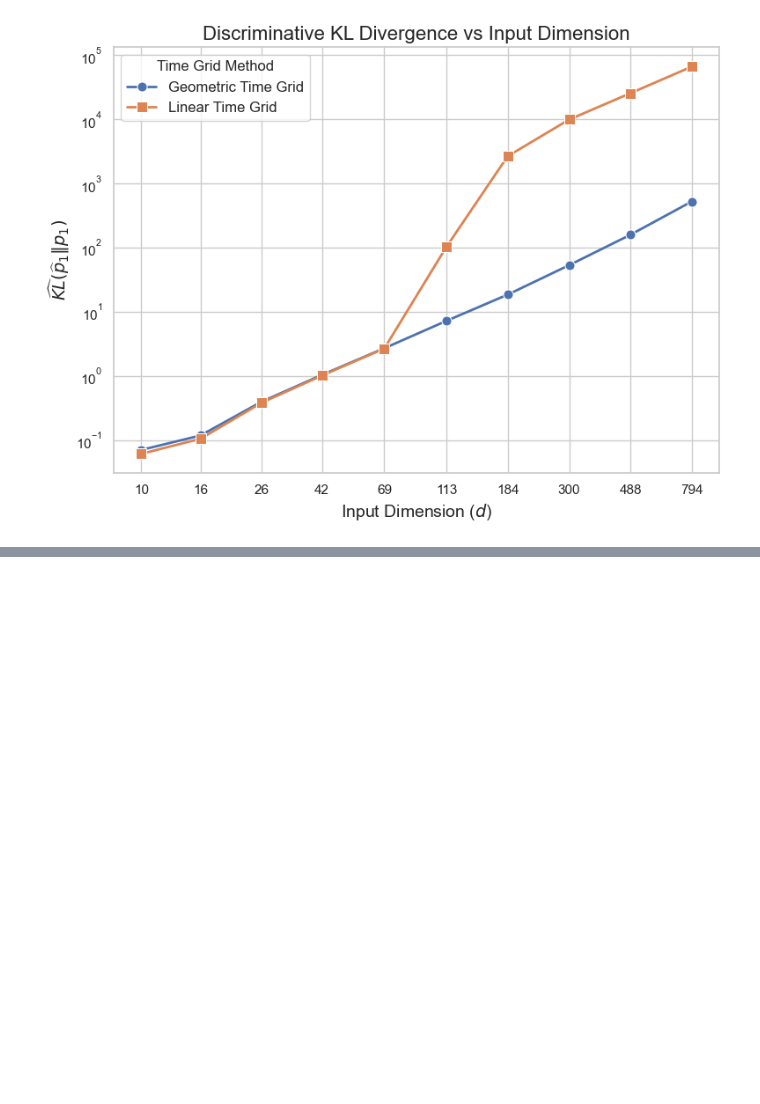
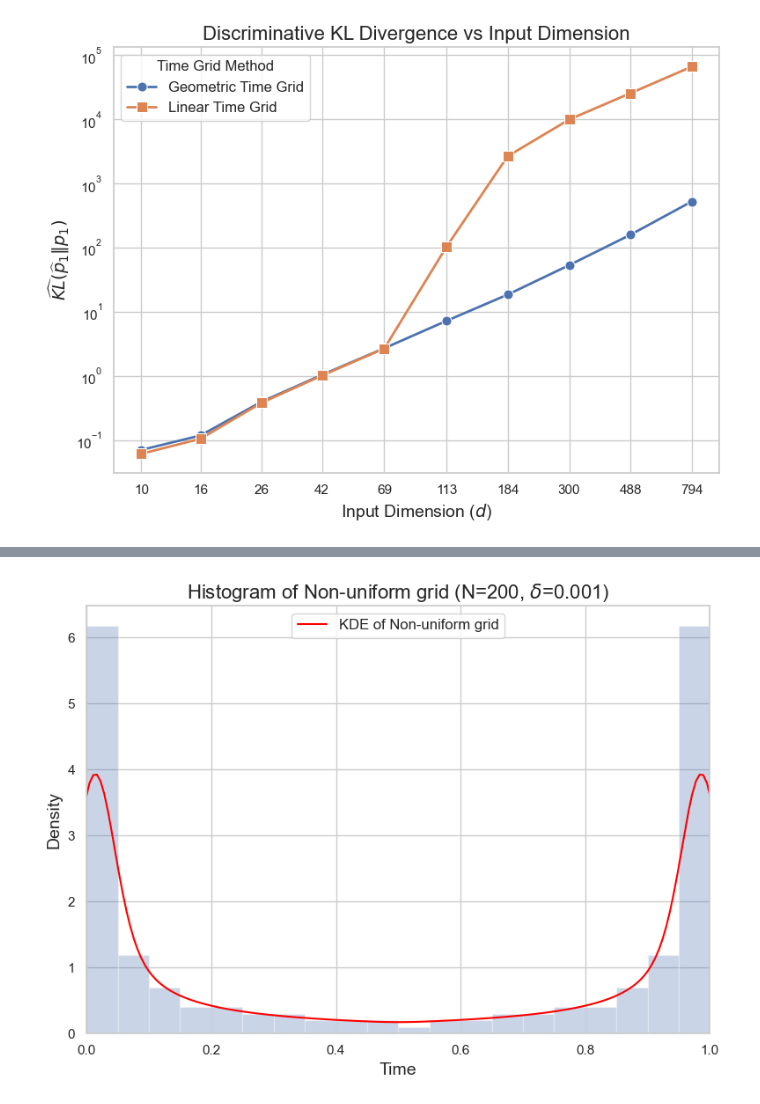
Before and after one commit to roysaptaumich/Low-dim-RF, a Jupyter notebook: low_rank_TV_plot.ipynb, the cells around one changed output, grey strips where cells are left out. Cells and saved outputs as stored; diff of their text form; code cells hidden in the pictures; blank space fills up the shorter version.

```diff
--- a/low_rank_TV_plot.ipynb
+++ b/low_rank_TV_plot.ipynb
@@ -406,0 +402,18 @@ tensor([1.0000e-10, 7.4345e-02, 8.2441e-02, 9.1348e-02, 1.0113e-01, 1.1187e-01,
+# %%
+NUM_STEPS = 200
+timegrid  = geom_timegrid_generator(NUM_STEPS, delta=1/max(INPUT_DIM, NUM_STEPS))
+timegrid
+# plot histogram of timegrid with kernal density estimation
+plt.figure(figsize=(8, 6))
+sns.kdeplot(timegrid.cpu().numpy(), bw_adjust=0.2, color='red', label='KDE of Non-uniform grid')
+plt.hist(timegrid.cpu().numpy(), bins=20, density=True, alpha=0.3)
+plt.title(f'Histogram of Non-uniform grid (N={NUM_STEPS}, $\delta$={round(1/max(INPUT_DIM, NUM_STEPS), 3)})', fontsize=16)
+plt.xlabel('Time', fontsize=14)
+plt.ylabel('Density', fontsize=14)
+plt.xlim(0, 1)
+plt.legend(fontsize=12)
+plt.tight_layout()
+plt.savefig(f'assets/N_{NUM_STEPS}_geom_timegrid_histogram.pdf', dpi=300)
+plt.show()
+# %% [output]
+[figure, added]
```
Also changed, not shown: parts of 4 cells of this notebook, 1 other file.
